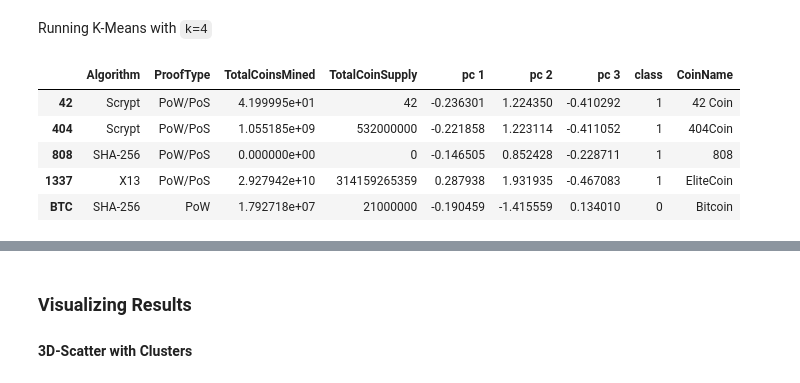
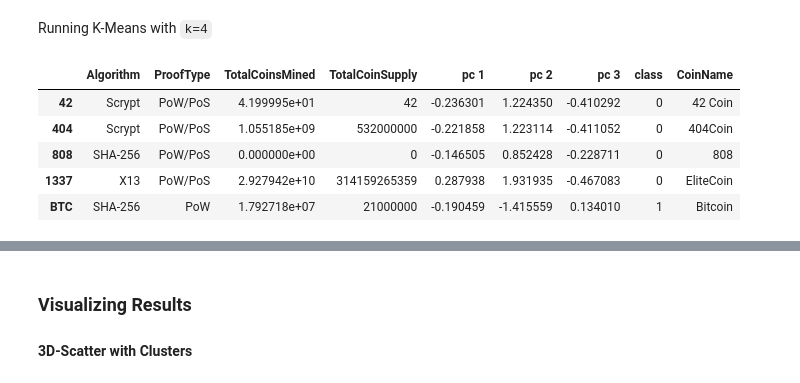
Before and after one commit to Kmaldonado18/unit13-challenge, a Jupyter notebook: Starter_Files/crypto_clustering.ipynb, the cells around one changed output, grey strips where cells are left out. Saved outputs shown, nothing was run; the diff lists cells and outputs as text; code cells hidden in the pictures.

```diff
--- a/Starter_Files/crypto_clustering.ipynb
+++ b/Starter_Files/crypto_clustering.ipynb
@@ -290,24 +290,25 @@ WARNING:param.CurvePlot01535: title_format is deprecated. Please use title inste
 Running K-Means with `k=4`
 # %%
 # Initialize the K-Means model
-model = KMeans(n_clusters=4, random_state=0)
+##is the clusters supposed to be 3 or 4? (3 principal components but k=4 from elbow curve)
+model = KMeans(n_clusters=3, random_state=0)
 
 # Fit the model
 model.fit(pcs_df)
 
 # Predict clusters
 predictions = model.predict(pcs_df)
 
 # Create a new DataFrame including predicted clusters and cryptocurrencies features
 pcs_df["class"] = model.labels_
 pcs_df.head()
 
 clustered_df = pd.concat([crypto_df, pcs_df, coins_name], join="inner", axis=1)
 clustered_df.head()
 # %% [output]
 |  | Algorithm | ProofType | TotalCoinsMined | TotalCoinSupply | pc 1 | pc 2 | pc 3 | class | CoinName |
-| 42 | Scrypt | PoW/PoS | 4.199995e+01 | 42 | -0.236301 | 1.224350 | -0.410292 | 1 | 42 Coin |
-| 404 | Scrypt | PoW/PoS | 1.055185e+09 | 532000000 | -0.221858 | 1.223114 | -0.411052 | 1 | 404Coin |
-| 808 | SHA-256 | PoW/PoS | 0.000000e+00 | 0 | -0.146505 | 0.852428 | -0.228711 | 1 | 808 |
-| 1337 | X13 | PoW/PoS | 2.927942e+10 | 314159265359 | 0.287938 | 1.931935 | -0.467083 | 1 | EliteCoin |
-| BTC | SHA-256 | PoW | 1.792718e+07 | 21000000 | -0.190459 | -1.415559 | 0.134010 | 0 | Bitcoin |
+| 42 | Scrypt | PoW/PoS | 4.199995e+01 | 42 | -0.236301 | 1.224350 | -0.410292 | 0 | 42 Coin |
+| 404 | Scrypt | PoW/PoS | 1.055185e+09 | 532000000 | -0.221858 | 1.223114 | -0.411052 | 0 | 404Coin |
+| 808 | SHA-256 | PoW/PoS | 0.000000e+00 | 0 | -0.146505 | 0.852428 | -0.228711 | 0 | 808 |
+| 1337 | X13 | PoW/PoS | 2.927942e+10 | 314159265359 | 0.287938 | 1.931935 | -0.467083 | 0 | EliteCoin |
+| BTC | SHA-256 | PoW | 1.792718e+07 | 21000000 | -0.190459 | -1.415559 | 0.134010 | 1 | Bitcoin |
```
Also changed, not shown: parts of 6 cells of this notebook.
